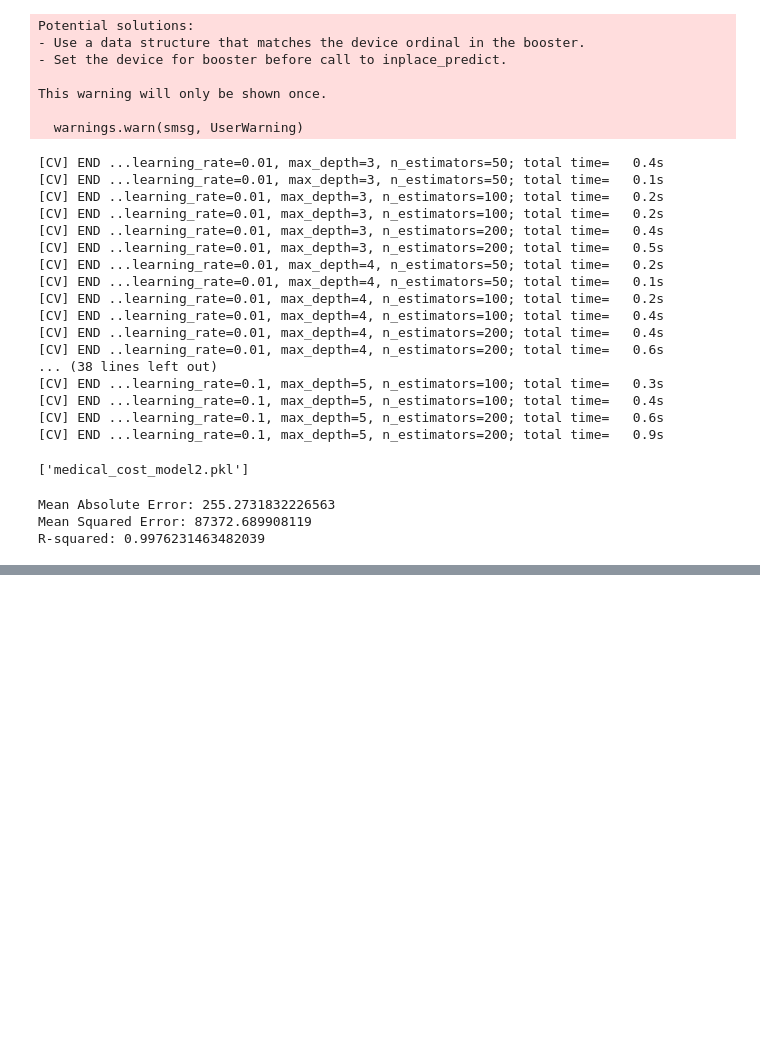
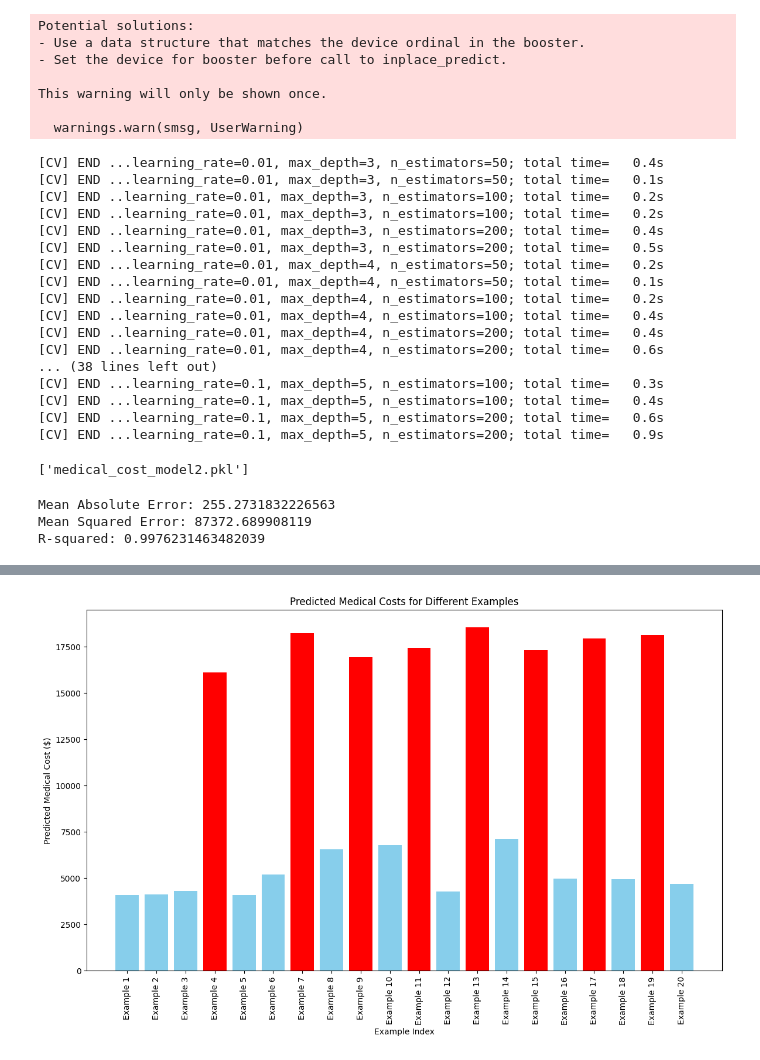
Before and after one commit to mihnearad/MedicalCost_Prediction, a Jupyter notebook: balanced_medical_cost_prediction.ipynb, the cells around one changed output, grey strips where cells are left out. Drawn from its saved outputs; the diff is of its cells as text; code cells hidden in the pictures; blank space fills up the shorter version.

```diff
--- a/balanced_medical_cost_prediction.ipynb
+++ b/balanced_medical_cost_prediction.ipynb
@@ -176,14 +176,28 @@ def predict_cost(input_features):
     input_array = preprocess_input(input_features)
     prediction = best_model.predict(input_array)
     return prediction[0]
-
-# Example prediction
+# Additional Example predictions
 examples = [
     [21, 1, 15, 0, 0, 1],
     [22, 1, 16, 0, 0, 1],
     [21, 0, 15, 1, 0, 1],
     [21, 1, 15, 0, 1, 1],
-    [21, 1, 15, 0, 0, 2]
+    [21, 1, 15, 0, 0, 2],
+    [30, 1, 25, 2, 0, 0],
+    [45, 0, 30, 3, 1, 2],
+    [60, 1, 28, 1, 0, 3],
+    [35, 0, 22, 0, 1, 0],
+    [50, 1, 33, 4, 0, 1],
+    [40, 0, 24, 1, 1, 2],
+    [25, 1, 18, 0, 0, 0],
+    [55, 0, 32, 2, 1, 1],
+    [60, 1, 35, 3, 0, 2],
+    [40, 1, 27, 0, 1, 3],
+    [30, 0, 26, 1, 0, 1],
+    [45, 1, 29, 2, 1, 2],
+    [35, 0, 23, 0, 0, 3],
+    [50, 1, 31, 1, 1, 0],
+    [25, 0, 19, 2, 0, 2]
 ]
 
 for example in examples:
@@ -197,0 +227,53 @@ Example: [21, 1, 15, 0, 0, 2], Predicted Medical Cost: $4097.04
+# %%
+import matplotlib.pyplot as plt
+import numpy as np
+
+# Example data
+examples = [
+    [21, 1, 15, 0, 0, 1],
+    [22, 1, 16, 0, 0, 1],
+    [21, 0, 15, 1, 0, 1],
+    [21, 1, 15, 0, 1, 1],
+    [21, 1, 15, 0, 0, 2],
+    [30, 1, 25, 2, 0, 0],
+    [45, 0, 30, 3, 1, 2],
+    [60, 1, 28, 1, 0, 3],
+    [35, 0, 22, 0, 1, 0],
+    [50, 1, 33, 4, 0, 1],
+    [40, 0, 24, 1, 1, 2],
+    [25, 1, 18, 0, 0, 0],
+    [55, 0, 32, 2, 1, 1],
+    [60, 1, 35, 3, 0, 2],
+    [40, 1, 27, 0, 1, 3],
+    [30, 0, 26, 1, 0, 1],
+    [45, 1, 29, 2, 1, 2],
+    [35, 0, 23, 0, 0, 3],
+    [50, 1, 31, 1, 1, 0],
+    [25, 0, 19, 2, 0, 2]
+]
+
+predicted_costs = [
+    4091.42, 4108.02, 4294.96, 16113.42, 4097.04,
+    5192.68, 18224.77, 6560.76, 16922.50, 6791.34,
+    17438.68, 4292.37, 18563.31, 7117.52, 17320.42,
+    4979.22, 17949.27, 4942.23, 18128.76, 4679.30
+]
+
+# Determine colors based on smoker status
+colors = ['red' if example[4] == 1 else 'skyblue' for example in examples]
+
+# Plotting
+plt.figure(figsize=(14, 8))
+x = np.arange(len(examples))
+plt.bar(x, predicted_costs, color=colors)
+
+# Adding labels
+plt.xlabel('Example Index')
+plt.ylabel('Predicted Medical Cost ($)')
+plt.title('Predicted Medical Costs for Different Examples')
+plt.xticks(x, [f'Example {i+1}' for i in range(len(examples))], rotation=90)
+
+# Display the plot
+plt.show()
+# %% [output]
+[figure, added]
```
Also changed, not shown: parts of 1 cell of this notebook, 5 other files.
